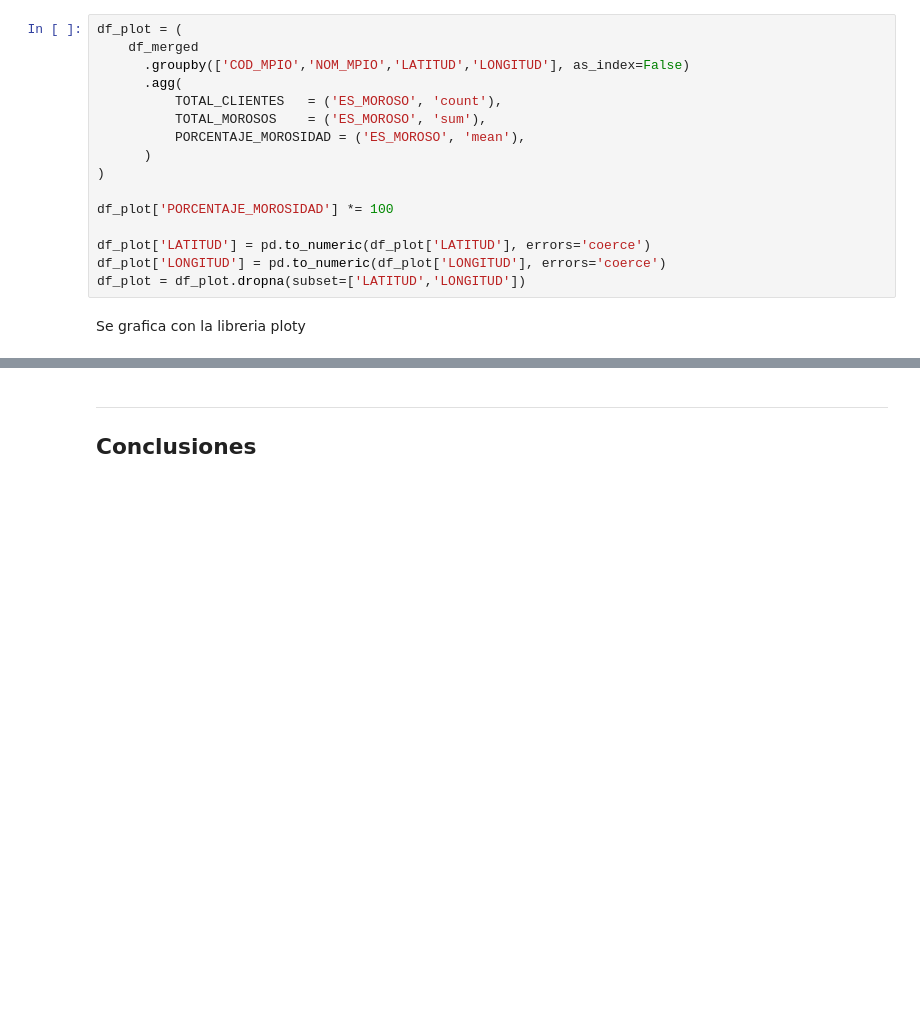
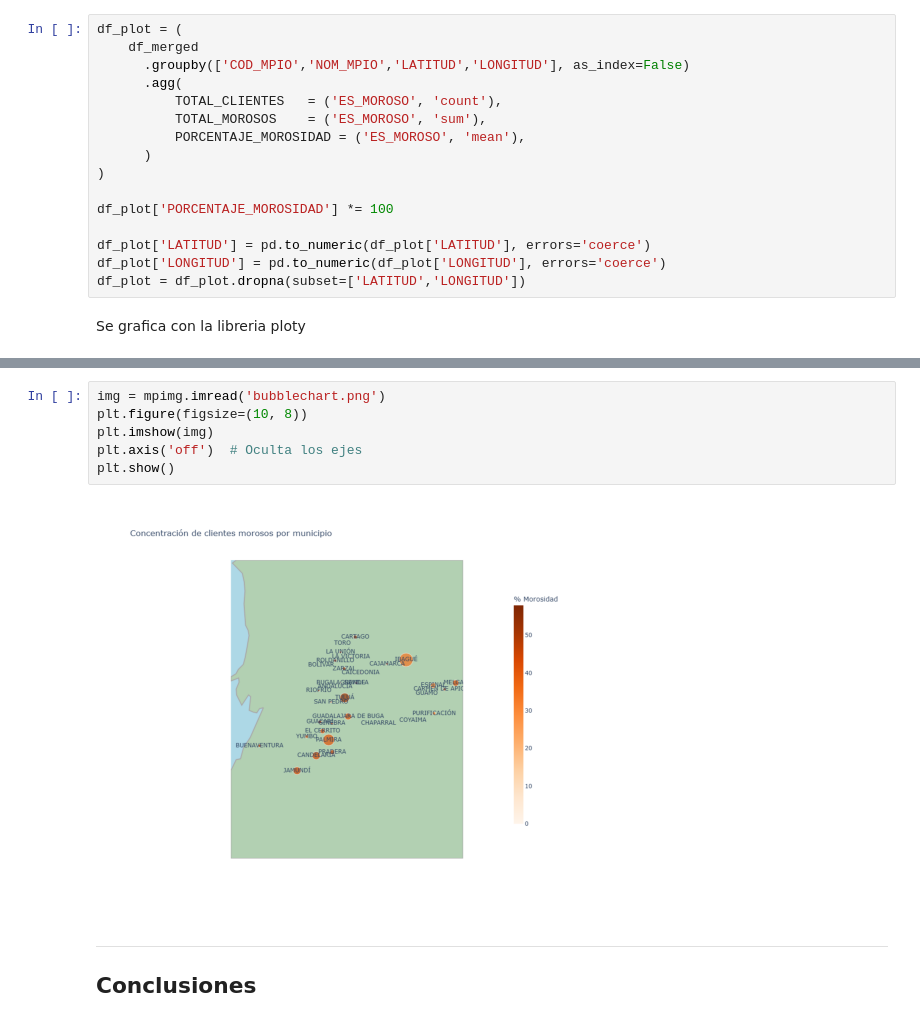
Before and after one commit to Joules17/EDA-Univariado, a Jupyter notebook: Bivariado.ipynb, the cells around one changed output, grey strips where cells are left out. Cells and saved outputs as stored; diff of their text form; blank space fills up the shorter version.

```diff
--- a/Bivariado.ipynb
+++ b/Bivariado.ipynb
@@ -348,6 +350,14 @@ fig.update_traces(
 fig.show()
 # %% [output]
 [interactive output not drawn]
+# %%
+img = mpimg.imread('bubblechart.png')
+plt.figure(figsize=(10, 8))
+plt.imshow(img)
+plt.axis('off')  # Oculta los ejes
+plt.show()
+# %% [output]
+[figure, added]
 # %% [markdown]
 ---
 ## **Conclusiones**
```
Also changed, not shown: parts of 2 cells of this notebook, 1 other file.
